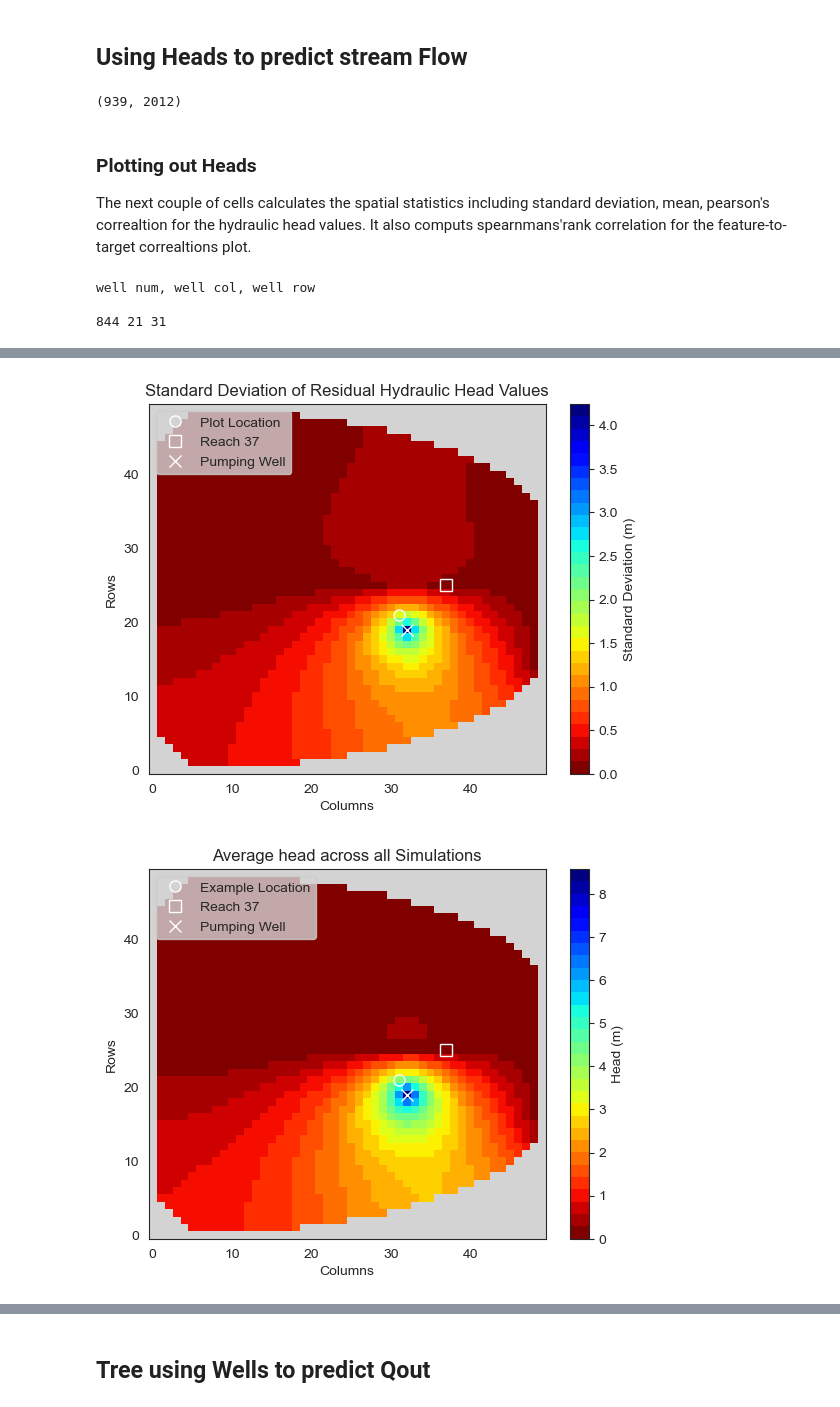
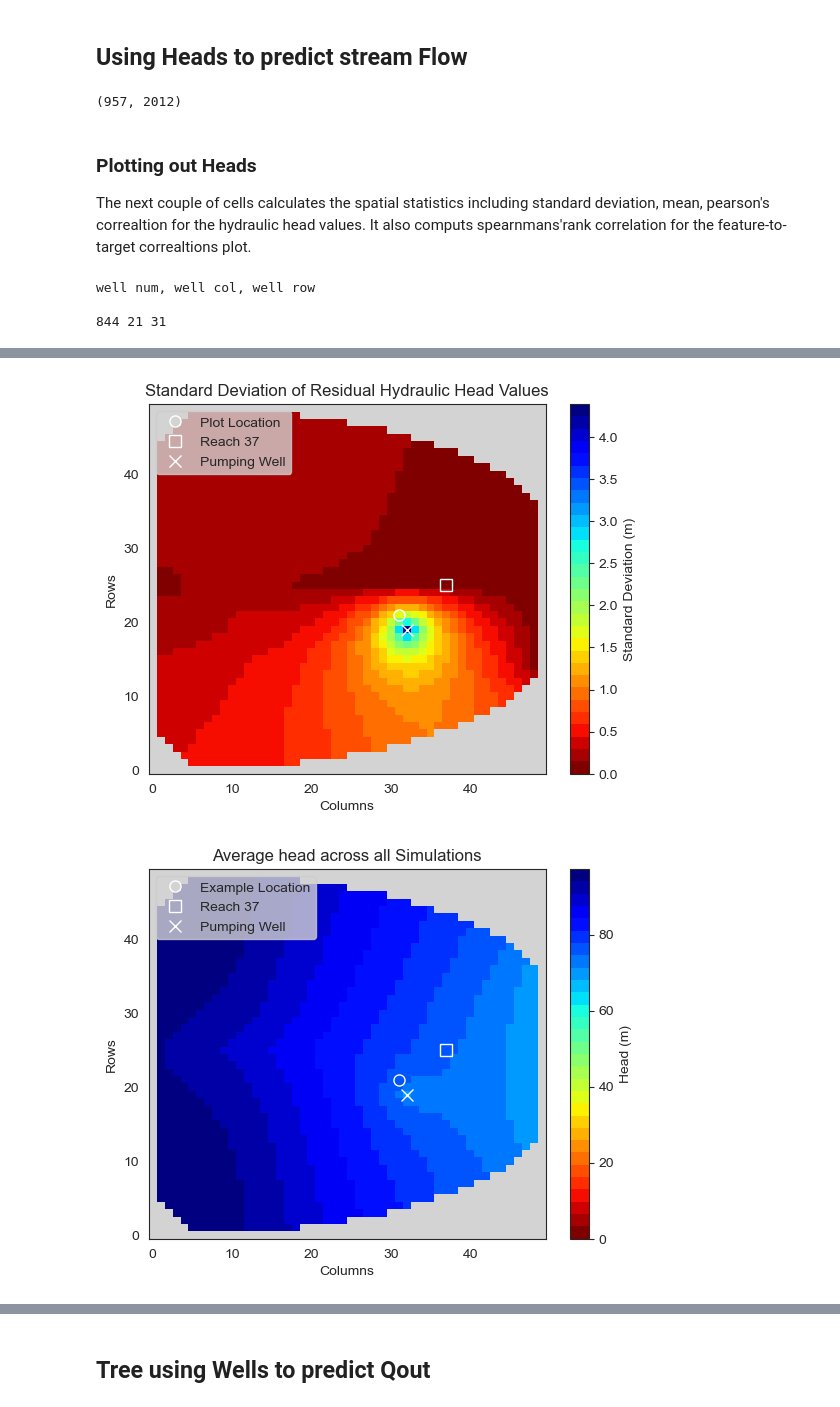
Before and after one commit to davermurray/mf-trees, a Jupyter notebook: mf-trees_SSscenario.ipynb, the cells around one changed output, grey strips where cells are left out. Cells and saved outputs as stored; diff of their text form; code cells hidden in the pictures.

```diff
--- a/mf-trees_SSscenario.ipynb
+++ b/mf-trees_SSscenario.ipynb
@@ -326,7 +327,9 @@ well_head_df.to_pickle('outputs/heads/WellHead_SS1000Test9.pkl')
 #if not pulling new heads
 #well_head_df = pd.read_pickle('outputs/heads/WellHead_SS.pkl')
 #well_head_df= pd.read_pickle('outputs/heads/WellHead_SStest5.pkl')
-well_head_df= pd.read_pickle('outputs/heads/WellHead_SS1000Test9.pkl')
+well_head_df= pd.read_pickle('outputs/heads/WellHead_SS1000Test11.pkl')
+#well_head_df= pd.read_pickle('outputs/heads/WellHead_SS1000Test7.pkl')#initial test
+
 
 #well_head_df= pd.read_pickle('WellHead_SStest5.pkl')
 
@@ -384,9 +387,9 @@ NoPumpingReachQ.to_pickle('outputs/SS_reachQ1000_Test9NoPumping.pkl')
 #plt.yscale('log')
 # %%
 #Calculating the difference in heads from the wells and in the flows from with the well and without
-NoPumpingReachQ = pd.read_pickle('outputs/SS_reachQ1000_test9NoPumping.pkl')
-No_pumping_well_head_df = pd.read_pickle('outputs/heads/WellHead_SS1000test9NoPumping.pkl')
-members = np.loadtxt("mf_notebooks/ModflowSfrWellOutput1000Test9NoPumping.txt")
+NoPumpingReachQ = pd.read_pickle('outputs/SS_reachQ1000_test11NoPumping.pkl')
+No_pumping_well_head_df = pd.read_pickle('outputs/heads/WellHead_SS1000test11NoPumping.pkl')
+members = np.loadtxt("mf_notebooks/ModflowSfrWellOutput1000Test11NoPumping.txt")
 
 diff_head_df = No_pumping_well_head_df - well_head_df.loc[members.astype('int')]
 diff_reachq_df = NoPumpingReachQ - ReachQdf.loc[members.astype('int')]
@@ -446,12 +449,12 @@ drop_locs= np.concatenate((river_well_loc, CHBound_loc), axis = 1)
 #For testing out all the cells
 drop_locs = [[]]
 
-# well_head_noRiv = well_head_df.drop(drop_locs[0], axis = 1)
-# new_zone_q = ReachQdf.loc[well_head_noRiv.index]
+well_head_noRiv = well_head_df.drop(drop_locs[0], axis = 1)
+new_zone_q = ReachQdf.loc[well_head_noRiv.index]
 
 #Below for diff dfs
-well_head_noRiv = diff_head_df.drop(drop_locs[0], axis = 1)
-new_zone_q = diff_reachq_df.loc[well_head_noRiv.index]
+#well_head_noRiv = diff_head_df.drop(drop_locs[0], axis = 1)
+#new_zone_q = diff_reachq_df.loc[well_head_noRiv.index]
 
 well_head_noRiv.columns = well_head_noRiv.columns.astype(str)
 
@@ -471,7 +474,7 @@ print(well_head_noRiv.shape)
 # display(norm_well_df)
 # display(norm_q_df)
 # %% [output]
-(939, 2012)
+(957, 2012)
 # %% [markdown]
 ### Plotting out Heads
 The next couple of cells calculates the spatial statistics including standard deviation, mean, pearson's correaltion for the hydraulic head values. It also computs spearnmans'rank correlation for the feature-to-target correaltions plot.
@@ -479,12 +482,12 @@ The next couple of cells calculates the spatial statistics including standard de
 from treeFuncs import wellmesh_correlation
 dist = 1
 
-# corrmatrix = well_head_df.corr()
-# neighbor_corr_avg, neighbor_corr_min = wellmesh_correlation(all_well_loc,well_head_df, dist)
+corrmatrix = well_head_df.corr()
+neighbor_corr_avg, neighbor_corr_min = wellmesh_correlation(all_well_loc,well_head_df, dist)
 
 #Below for diff_head_df
-neighbor_corr_avg, neighbor_corr_min = wellmesh_correlation(all_well_loc,diff_head_df, dist)
-corrmatrix = diff_head_df.corr()
+#neighbor_corr_avg, neighbor_corr_min = wellmesh_correlation(all_well_loc,diff_head_df, dist)
+#corrmatrix = diff_head_df.corr()
 # %%
 wn = 844
 print("well num, well col, well row \n")
@@ -531,16 +534,16 @@ rn = 37
 #print(int(all_well_loc[wn, 0]),int(all_well_loc[wn, 1]))
 for i in range(all_well_loc.shape[0]):
 
-#     wellmesh[int(all_well_loc[i, 1]),int(all_well_loc[i, 0])] = well_head_df[i].std()
-#     rho, p = stats.spearmanr(new_zone_q[rn],well_head_df[i])
-#     mesh_feat_to_target[int(all_well_loc[i, 1]),int(all_well_loc[i, 0])] = r(new_zone_q[rn],well_head_df[i])
-#     wellmesh2[int(all_well_loc[i, 1]),int(all_well_loc[i, 0])] = well_head_df[i].mean() #- ztop[int(all_well_loc[i, 0]),int(all_well_loc[i, 1])]
+    wellmesh[int(all_well_loc[i, 1]),int(all_well_loc[i, 0])] = well_head_df[i].std()
+    rho, p = stats.spearmanr(new_zone_q[rn],well_head_df[i])
+    mesh_feat_to_target[int(all_well_loc[i, 1]),int(all_well_loc[i, 0])] = r(new_zone_q[rn],well_head_df[i])
+    wellmesh2[int(all_well_loc[i, 1]),int(all_well_loc[i, 0])] = well_head_df[i].mean() #- ztop[int(all_well_loc[i, 0]),int(all_well_loc[i, 1])]
 
    # Diff Heads
-    rho, p = stats.spearmanr(new_zone_q[rn],diff_head_df[i])
-    wellmesh2[int(all_well_loc[i, 1]),int(all_well_loc[i, 0])] = diff_head_df[i].mean()
-    wellmesh[int(all_well_loc[i, 1]),int(all_well_loc[i, 0])] = diff_head_df[i].std()
-    mesh_feat_to_target[int(all_well_loc[i, 1]),int(all_well_loc[i, 0])] = r(new_zone_q[rn],diff_head_df[i])
+#     rho, p = stats.spearmanr(new_zone_q[rn],diff_head_df[i])
+#     wellmesh2[int(all_well_loc[i, 1]),int(all_well_loc[i, 0])] = diff_head_df[i].mean()
+#     wellmesh[int(all_well_loc[i, 1]),int(all_well_loc[i, 0])] = diff_head_df[i].std()
+#     mesh_feat_to_target[int(all_well_loc[i, 1]),int(all_well_loc[i, 0])] = r(new_zone_q[rn],diff_head_df[i])
 
     wellmesh_corr[int(all_well_loc[i, 1]),int(all_well_loc[i, 0])] = corrmatrix[i].mean()
     minmesh[int(all_well_loc[i, 1]),int(all_well_loc[i, 0])] = corrmatrix[i].min()
@@ -654,2 +657,2 @@ well num, well col, well row
-[figure, old version]
+[figure, new version]
-[figure, old version]
+[figure, new version]
```
Also changed, not shown: parts of 15 cells of this notebook, 6 other files.
